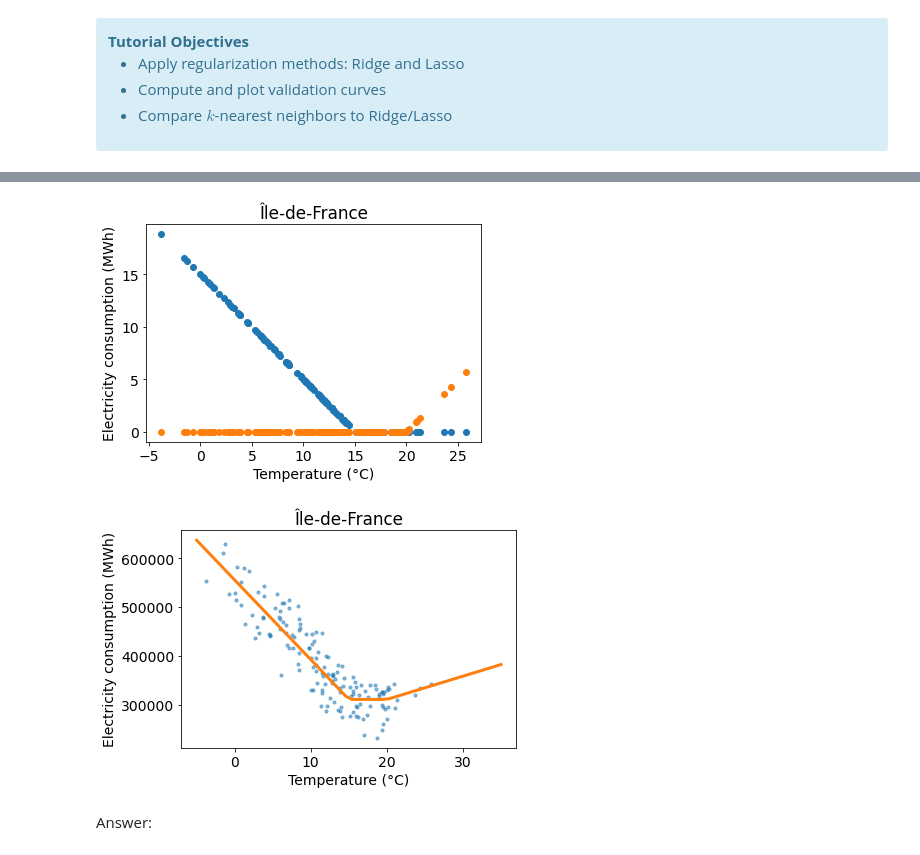
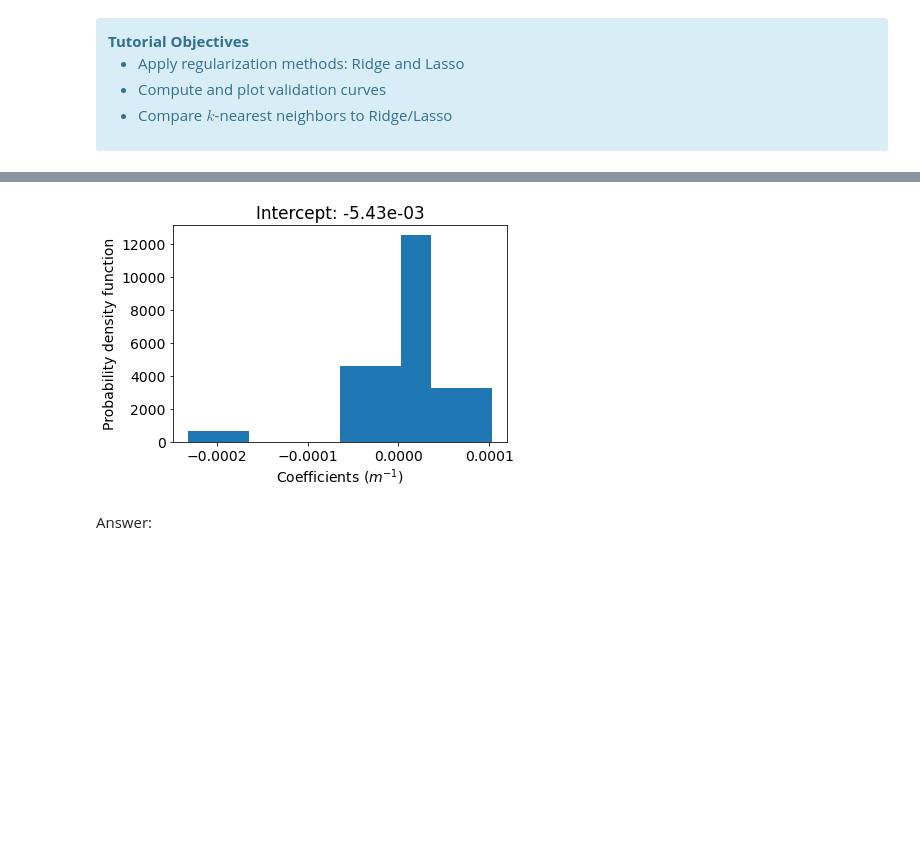
Before and after one commit to Pchambet/ml4climate, a Jupyter notebook: book/notebooks/05_tutorial_regularization_selection_evaluation.ipynb, the cells around one changed output, grey strips where cells are left out. Cells and saved outputs as stored; diff of their text form; code cells hidden in the pictures; blank space fills up the shorter version.

Commit message:
Switch tutorial to wind CF prediction from Z500 for overfitting

```diff
--- a/book/notebooks/05_tutorial_regularization_selection_evaluation.ipynb
+++ b/book/notebooks/05_tutorial_regularization_selection_evaluation.ipynb
@@ -74,0 +92,19 @@ df_dem_reg = df_dem_reg.iloc[slice(None, None, step)]
+# %%
+# Define temperature filepath and label
+START_DATE = '19800101'
+END_DATE = '20220101'
+z500_filename = 'merra2_analyze_height_500_month_{}-{}.nc'.format(START_DATE, END_DATE)
+z500_filepath = Path(data_dir, z500_filename)
+z500_label = 'Geopotential height (m)'
+
+# Read geopotential height dataset with xarray
+ds = xr.load_dataset(z500_filepath)
+
+# Select geopotential height variable
+z500_name = 'height_500'
+da_z500_hr = ds[z500_name]
+
+# Downsample geopotential height
+N_GRID_AVG = 8
+da_z500 = da_z500_hr.coarsen(lat=N_GRID_AVG, boundary='trim').mean().coarsen(
+    lon=N_GRID_AVG, boundary='trim').mean()
@@ -97,59 +244,27 @@ def get_heat_cool(x):
 # %%
+# answer cell
 # Import linear_model
 from sklearn import linear_model
-
-# Prepare input and target
-x = df_temp_reg.values
-y = df_dem_reg.values
-
-# Get variables
-variables = get_heat_cool(x)
-
-# Get input matrix with base, heat and colling variables
-X = np.array(list(variables.values())).T
-
-# Plot inputs
-plt.figure()
-for k in range(X.shape[1]):
-    plt.scatter(x, X[:, k])
-plt.xlabel(temp_label)
-plt.ylabel(dem_label)
-plt.title(region_name)
-
-# Set regularization parameter and fit_intercept
-alpha = 1.e0
-# fit_intercept = False
-fit_intercept = True
 
 # Estimator choice
 reg_class = linear_model.Ridge
 
+# Prepare input and target
+X = df_z500_anom.values
+y = df_windcf_anom.values
+
+ALPHA = 1.e5
+
 # Define the Ridge estimator
-reg = reg_class(alpha=alpha, fit_intercept=fit_intercept)
+reg = reg_class(alpha=ALPHA)
 
 # Fit
 reg.fit(X, y)
-print('Estimated coefficients:')
-print('Intercept:\t{:.2e}'.format(reg.intercept_))
-print('Coefficients:\t[', ', '.join(['{:.2e}'.format(c) for c in reg.coef_]), sep='', end=']')
 
-# Define arbitrary temperatures for prediction
-x_pred = np.linspace(-5., 35.)
-
-# Get variables to predict
-variables_pred = get_heat_cool(x_pred)
-
-# Get input matrix to predict
-X_pred = np.array(list(variables_pred.values())).T
-
-# Predict for work days and off days
-y_pred = reg.predict(X_pred)
-
-# Plot prediction on top of train data
+# Plot coefficients histogram with intercept as title
 plt.figure()
-plt.scatter(x, y, s=10, alpha=0.5)
-plt.plot(x_pred, y_pred, linewidth=3, c=RC_COLORS[1])
-plt.xlabel(temp_label)
-plt.ylabel(dem_label)
-_ = plt.title(region_name)
+plt.hist(reg.coef_, density=True)
+plt.xlabel(r'Coefficients ($m^{-1}$)')
+plt.ylabel('Probability density function')
+_ = plt.title('Intercept: {:.2e}'.format(reg.intercept_))
 # %% [output]
@@ -159,5 +271,4 @@ Coefficients:   [1.63e+04, 4.77e+03]
-[figure, old version]
+[figure, new version]
-[figure, removed]
 # %% [markdown]
 Answer:
 # %% [markdown]
```
Also changed, not shown: parts of 31 cells of this notebook.
